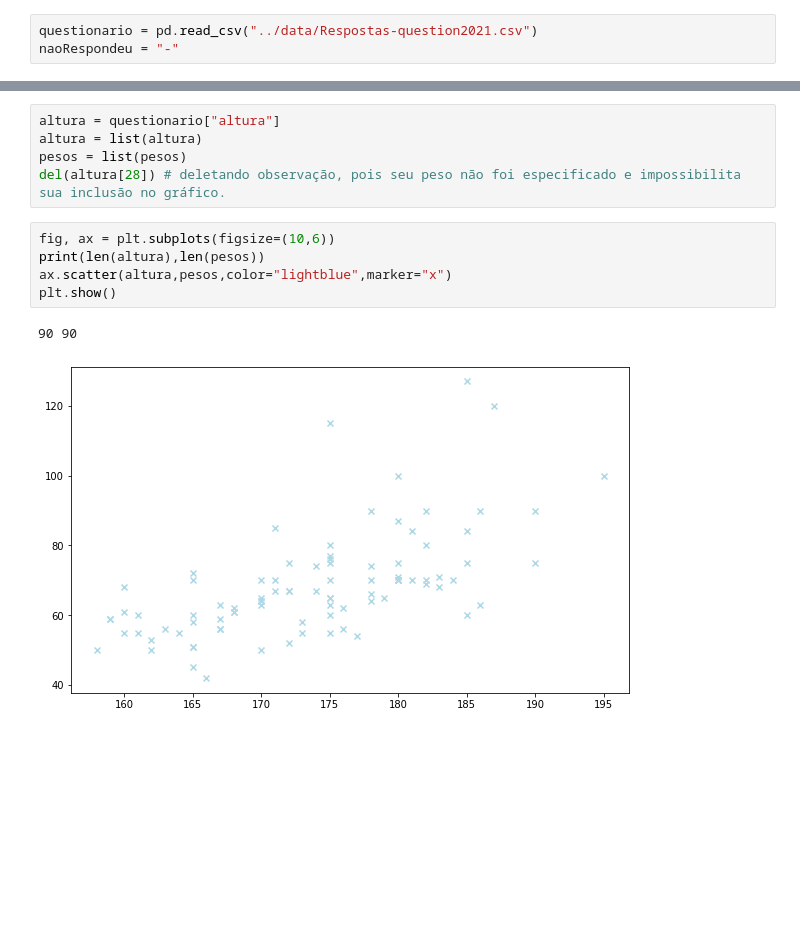
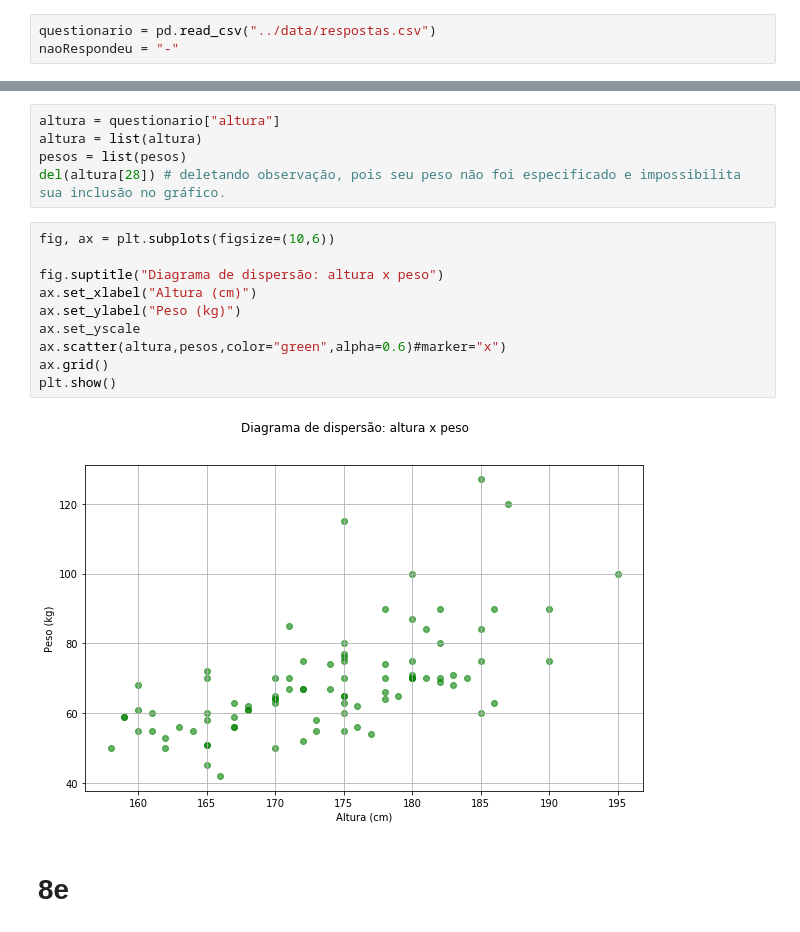
Before and after one commit to mateuslatrova/Estatistica-Probabilidade, a Jupyter notebook: Descriptive Statistics/classe03.ipynb, the cells around one changed output, grey strips where cells are left out. Cells and saved outputs as stored; diff of their text form; blank space fills up the shorter version.

```diff
--- a/Descriptive Statistics/classe03.ipynb
+++ b/Descriptive Statistics/classe03.ipynb
@@ -20,5 +21,5 @@ def calcularDistribuicaoFrequencia(valores):
 # %%
-questionario = pd.read_csv("../data/Respostas-question2021.csv")
+questionario = pd.read_csv("../data/respostas.csv")
 naoRespondeu = "-"
 # %% [markdown]
 # 8a
@@ -155,9 +168,15 @@ pesos = list(pesos)
 del(altura[28]) # deletando observação, pois seu peso não foi especificado e impossibilita sua inclusão no gráfico.
 # %%
 fig, ax = plt.subplots(figsize=(10,6))
-print(len(altura),len(pesos))
-ax.scatter(altura,pesos,color="lightblue",marker="x")
+
+fig.suptitle("Diagrama de dispersão: altura x peso")
+ax.set_xlabel("Altura (cm)")
+ax.set_ylabel("Peso (kg)")
+ax.set_yscale
+ax.scatter(altura,pesos,color="green",alpha=0.6)#marker="x")
+ax.grid()
 plt.show()
 # %% [output]
-90 90
-[figure, old version]
+[figure, new version]
+# %% [markdown]
+# 8e
```
Also changed, not shown: parts of 7 cells of this notebook, 1 other file.
